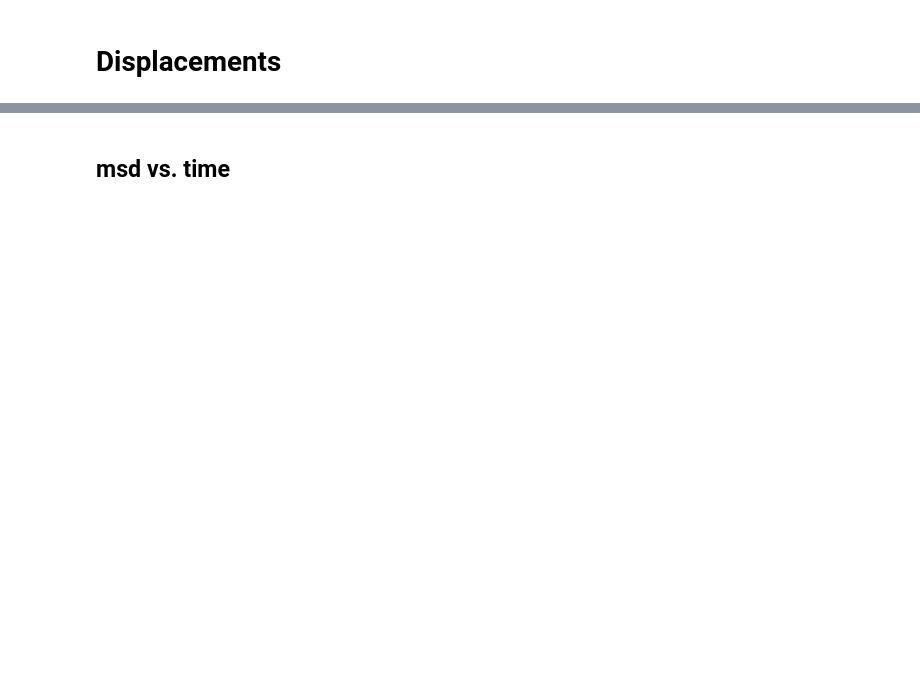
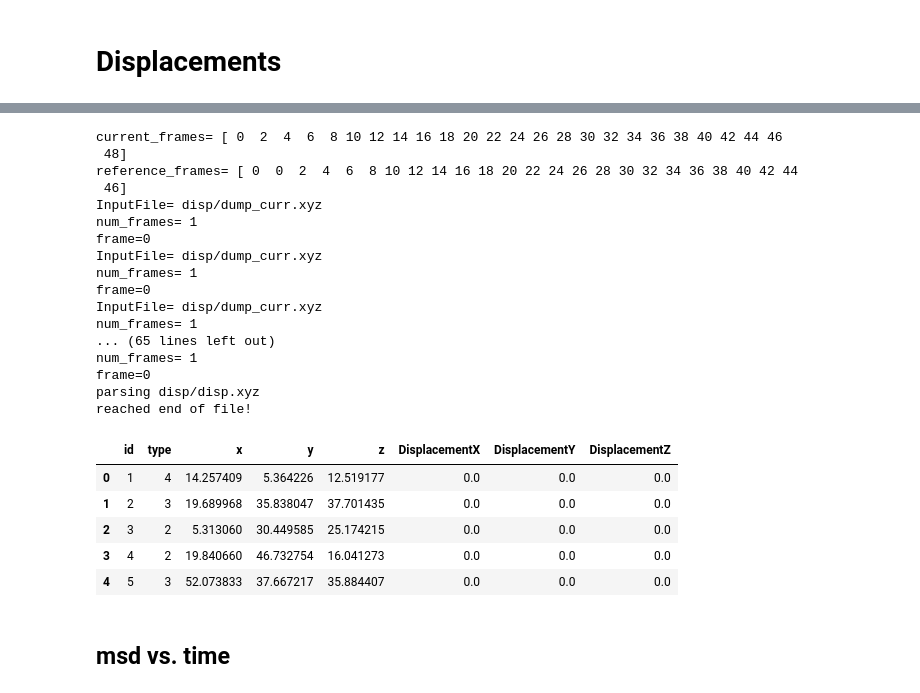
Before and after one commit to kkarimi62/vacancyDiffusion, a Jupyter notebook: postproc/postproc.ipynb, the cells around one changed output, grey strips where cells are left out. Cells and saved outputs as stored; diff of their text form; code cells hidden in the pictures; blank space fills up the shorter version.

```diff
--- a/postproc/postproc.ipynb
+++ b/postproc/postproc.ipynb
@@ -271,2 +294,44 @@ display(lmpDisp.coord_atoms_broken[0].head())
+# %%
+#--- refframe = current_frame - 1
+#--- reference
+!rm -r disp;mkdir disp
+print('current_frames=',current_frames)
+reference_frames = np.concatenate([[0],current_frames[:-1]])
+print('reference_frames=',reference_frames)
+
+
+#--- call ovito
+WrapperDisp(lmpData,reference_frames,current_frames)
+
+
+#--- parse dump files
+print('parsing %s'%(outpt))
+lmpVel = lp.ReadDumpFile( 'disp/disp.xyz' )
+lmpVel.GetCords( ncount = sys.maxsize )
+display(lmpVel.coord_atoms_broken[0].head())
+# %% [output]
+current_frames= [ 0  2  4  6  8 10 12 14 16 18 20 22 24 26 28 30 32 34 36 38 40 42 44 46
+ 48]
+reference_frames= [ 0  0  2  4  6  8 10 12 14 16 18 20 22 24 26 28 30 32 34 36 38 40 42 44
+ 46]
+InputFile= disp/dump_curr.xyz
+num_frames= 1
+frame=0
+InputFile= disp/dump_curr.xyz
+num_frames= 1
+frame=0
+InputFile= disp/dump_curr.xyz
+num_frames= 1
+... (65 lines left out)
+num_frames= 1
+frame=0
+parsing disp/disp.xyz
+reached end of file!
+|  | id | type | x | y | z | DisplacementX | DisplacementY | DisplacementZ |
+| 0 | 1 | 4 | 14.257409 | 5.364226 | 12.519177 | 0.0 | 0.0 | 0.0 |
+| 1 | 2 | 3 | 19.689968 | 35.838047 | 37.701435 | 0.0 | 0.0 | 0.0 |
+| 2 | 3 | 2 | 5.313060 | 30.449585 | 25.174215 | 0.0 | 0.0 | 0.0 |
+| 3 | 4 | 2 | 19.840660 | 46.732754 | 16.041273 | 0.0 | 0.0 | 0.0 |
+| 4 | 5 | 3 | 52.073833 | 37.667217 | 35.884407 | 0.0 | 0.0 | 0.0 |
 # %% [markdown]
 ## msd vs. time
```
Also changed, not shown: parts of 7 cells of this notebook, 2 other files.
